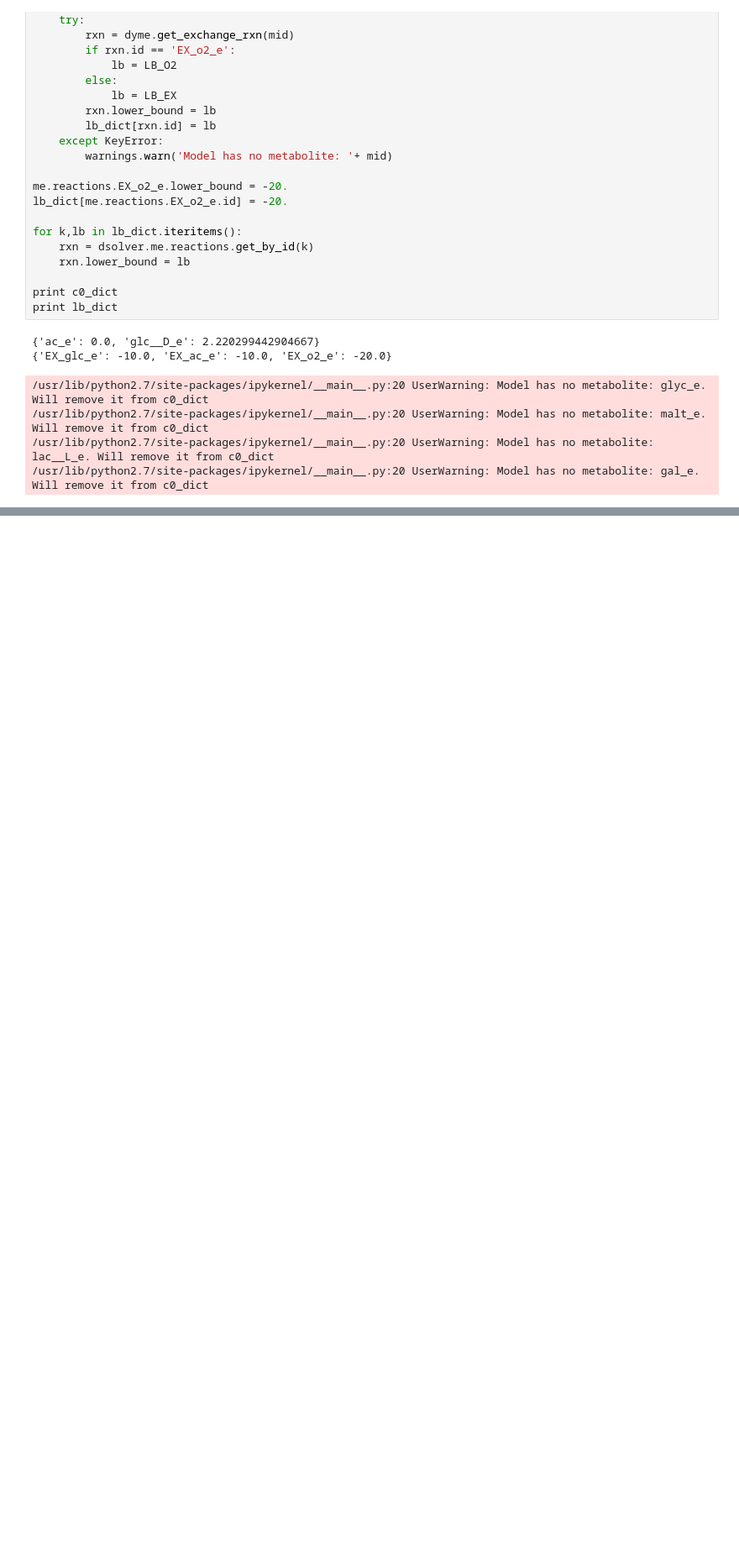
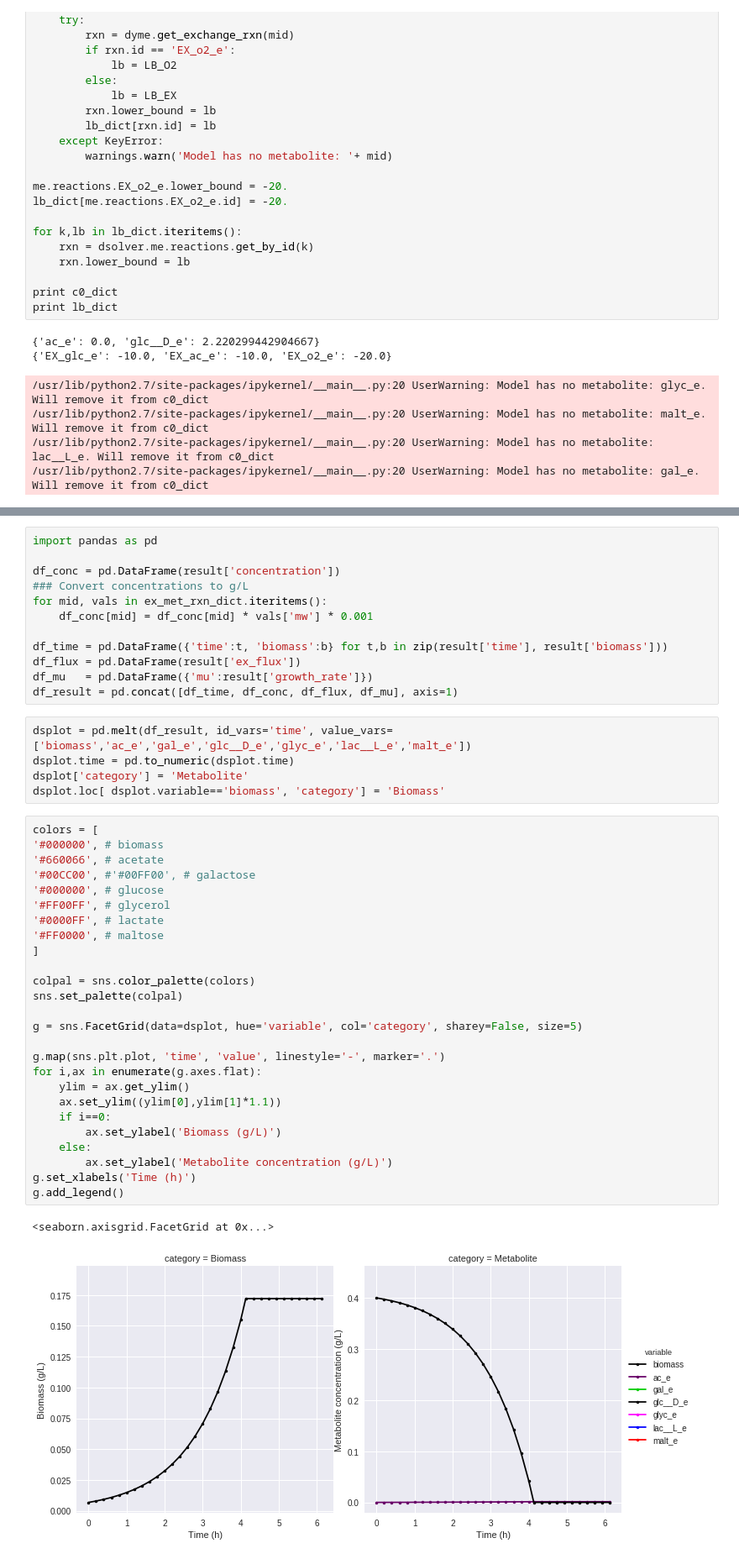
Before and after one commit to SBRG/dynamicme, a Jupyter notebook: notebooks/testing/debug_uptake_tiny.ipynb, the cells around one changed output, grey strips where cells are left out. Shown at 84% size. Saved outputs shown, nothing was run; the diff lists cells and outputs as text; blank space fills up the shorter version.

```diff
--- a/notebooks/testing/debug_uptake_tiny.ipynb
+++ b/notebooks/testing/debug_uptake_tiny.ipynb
@@ -229,0 +281,46 @@ print len(conss)
+# %%
+import pandas as pd
+
+df_conc = pd.DataFrame(result['concentration'])
+### Convert concentrations to g/L
+for mid, vals in ex_met_rxn_dict.iteritems():
+    df_conc[mid] = df_conc[mid] * vals['mw'] * 0.001
+
+df_time = pd.DataFrame({'time':t, 'biomass':b} for t,b in zip(result['time'], result['biomass']))
+df_flux = pd.DataFrame(result['ex_flux'])
+df_mu   = pd.DataFrame({'mu':result['growth_rate']})
+df_result = pd.concat([df_time, df_conc, df_flux, df_mu], axis=1)
+# %%
+dsplot = pd.melt(df_result, id_vars='time', value_vars=['biomass','ac_e','gal_e','glc__D_e','glyc_e','lac__L_e','malt_e'])
+dsplot.time = pd.to_numeric(dsplot.time)
+dsplot['category'] = 'Metabolite'
+dsplot.loc[ dsplot.variable=='biomass', 'category'] = 'Biomass'
+# %%
+colors = [
+'#000000', # biomass
+'#660066', # acetate
+'#00CC00', #'#00FF00', # galactose
+'#000000', # glucose
+'#FF00FF', # glycerol
+'#0000FF', # lactate
+'#FF0000', # maltose
+]
+
+colpal = sns.color_palette(colors)
+sns.set_palette(colpal)
+
+g = sns.FacetGrid(data=dsplot, hue='variable', col='category', sharey=False, size=5)
+
+g.map(sns.plt.plot, 'time', 'value', linestyle='-', marker='.')
+for i,ax in enumerate(g.axes.flat):
+    ylim = ax.get_ylim()
+    ax.set_ylim((ylim[0],ylim[1]*1.1))
+    if i==0:
+        ax.set_ylabel('Biomass (g/L)')
+    else:
+        ax.set_ylabel('Metabolite concentration (g/L)')
+g.set_xlabels('Time (h)')
+g.add_legend()
+# %% [output]
+<seaborn.axisgrid.FacetGrid at 0x...>
+[figure, added]
```
Also changed, not shown: parts of 51 cells of this notebook, 2 other files.
